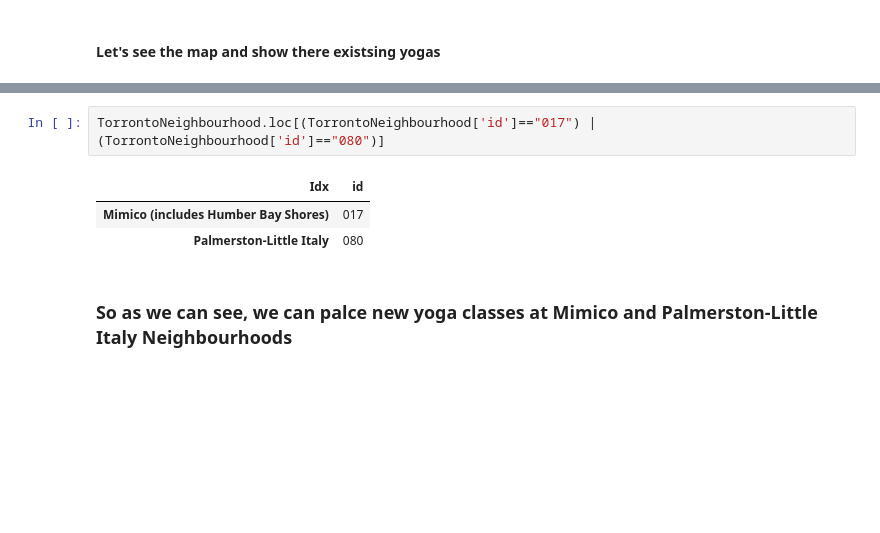
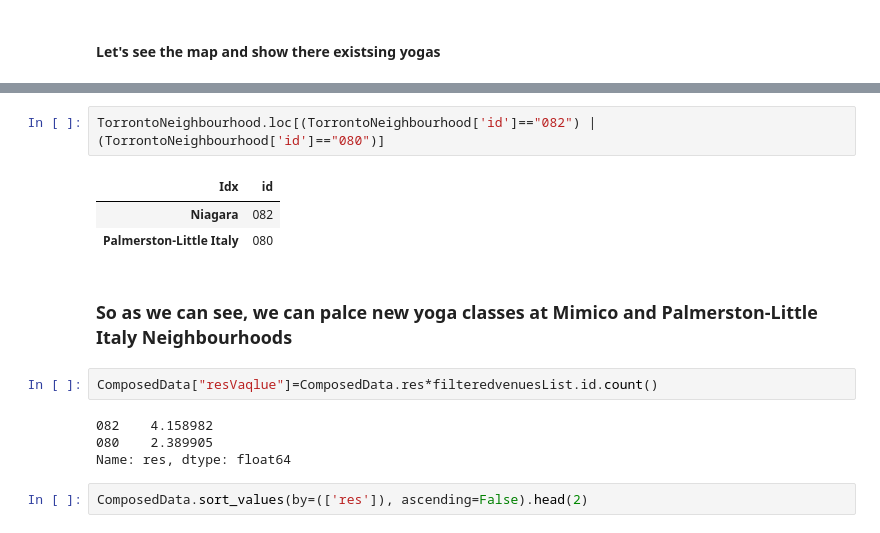
Before and after one commit to smtkvb/Coursera_Capstone, a Jupyter notebook: Battle of Neighbourhoods .ipynb, the cells around one changed output, grey strips where cells are left out. Cells and saved outputs as stored; diff of their text form; blank space fills up the shorter version.

```diff
--- a/Battle of Neighbourhoods .ipynb
+++ b/Battle of Neighbourhoods .ipynb
@@ -725,10 +729,18 @@ m
 # %% [output]
 [interactive output not drawn]
 # %%
-TorrontoNeighbourhood.loc[(TorrontoNeighbourhood['id']=="017") | (TorrontoNeighbourhood['id']=="080")]
+TorrontoNeighbourhood.loc[(TorrontoNeighbourhood['id']=="082") | (TorrontoNeighbourhood['id']=="080")]
 # %% [output]
 | Idx | id |
-| Mimico (includes Humber Bay Shores) | 017 |
+| Niagara | 082 |
 | Palmerston-Little Italy | 080 |
 # %% [markdown]
 ### So as we can see, we can palce new yoga classes at Mimico and Palmerston-Little Italy Neighbourhoods
+# %%
+ComposedData["resVaqlue"]=ComposedData.res*filteredvenuesList.id.count()
+# %% [output]
+082    4.158982
+080    2.389905
+Name: res, dtype: float64
+# %%
+ComposedData.sort_values(by=(['res']), ascending=False).head(2)
```
Also changed, not shown: parts of 17 cells of this notebook.
